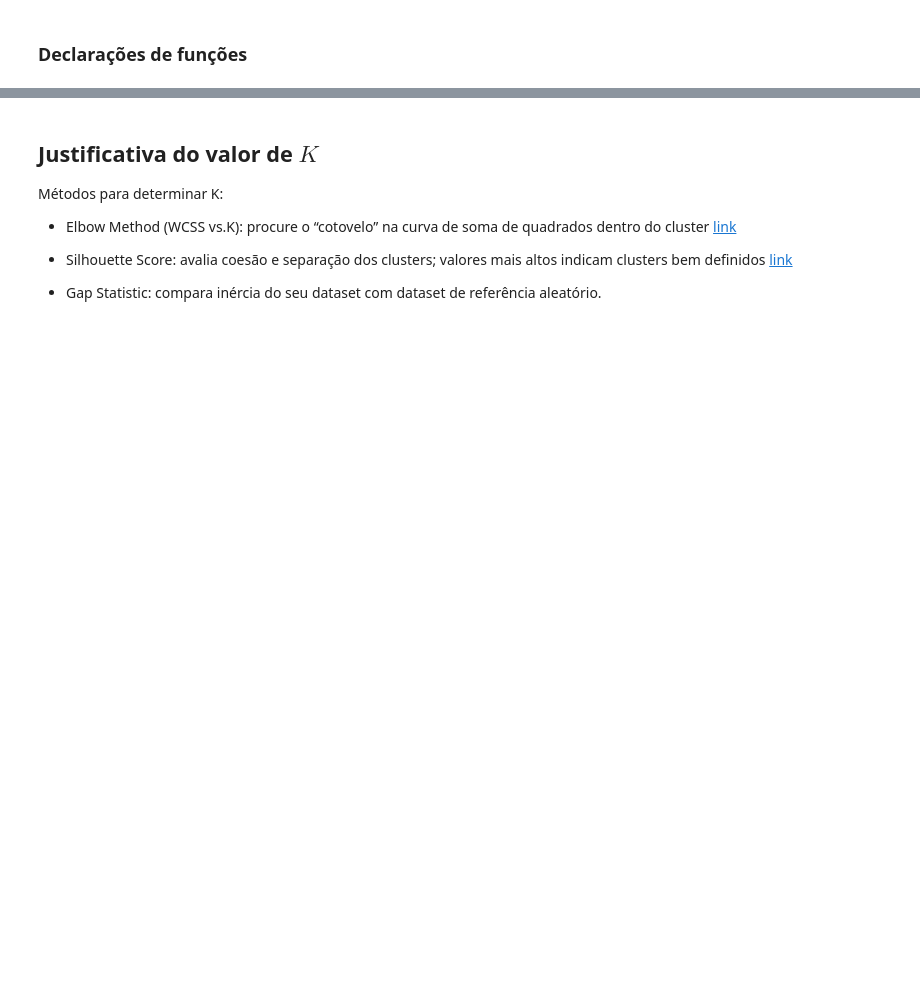
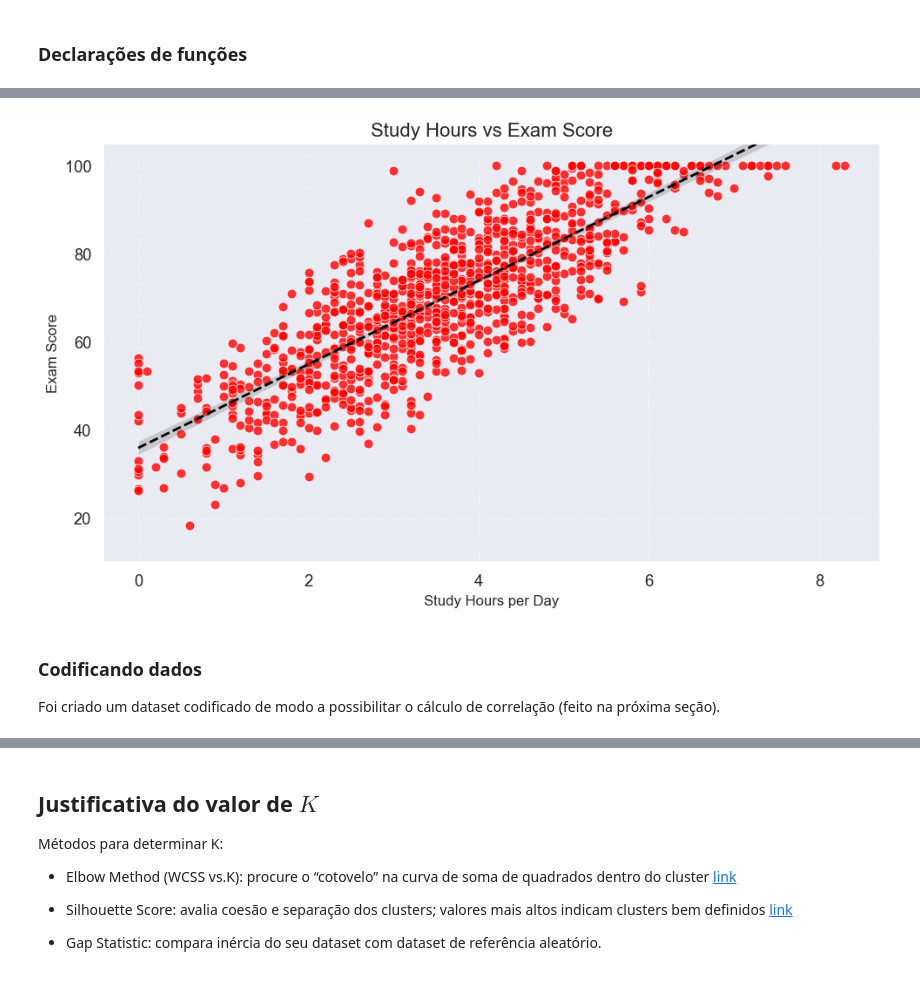
Before and after one commit to figredos/cis-trainee, a Jupyter notebook: 2-clusterizacao/notebooks/clusterizacao.ipynb, the cells around one changed output, grey strips where cells are left out. Cells and saved outputs as stored; diff of their text form; code cells hidden in the pictures; blank space fills up the shorter version.

```diff
--- a/2-clusterizacao/notebooks/clusterizacao.ipynb
+++ b/2-clusterizacao/notebooks/clusterizacao.ipynb
@@ -30,0 +75,3 @@ https://chatgpt.com/share/6821eda7-00f4-8006-9abd-43bdd7df4be1
+# %%
+# Importando dados
+df = pd.read_csv('../datasets/student_habits_performance.csv')
@@ -38,0 +358,35 @@ https://chatgpt.com/share/6821eda7-00f4-8006-9abd-43bdd7df4be1
+# %%
+# Scatter plot horas de estudo x nota final
+plt.figure(figsize=(10, 6))
+
+sns.scatterplot(
+    data=df_copy,
+    x='study_hours_per_day',
+    y='exam_score',
+    color='red',
+    s=60,
+    edgecolor='w',
+    alpha=0.8,
+)
+
+sns.regplot(
+    data=df_copy,
+    x='study_hours_per_day',
+    y='exam_score',
+    scatter=False,
+    color='black',
+    line_kws={"linewidth": 2, "linestyle": "dashed"},
+)
+plt.ylim(10, 105)
+plt.title('Study Hours vs Exam Score', fontsize=16)
+plt.xlabel('Study Hours per Day', fontsize=12)
+plt.ylabel('Exam Score', fontsize=12)
+plt.grid(True, linestyle='--', alpha=0.4)
+plt.tight_layout()
+plt.show()
+# %% [output]
+[figure, added]
+# %% [markdown]
+### Codificando dados
+
+Foi criado um dataset codificado de modo a possibilitar o cálculo de correlação (feito na próxima seção).
```
Also changed, not shown: parts of 45 cells of this notebook.
